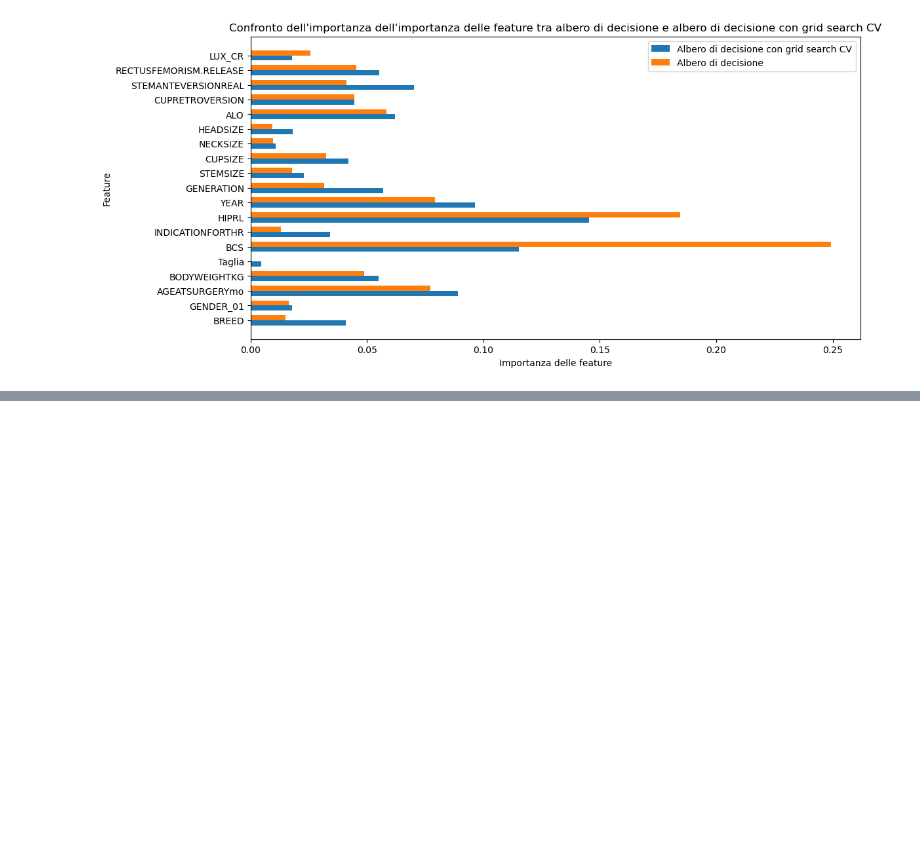
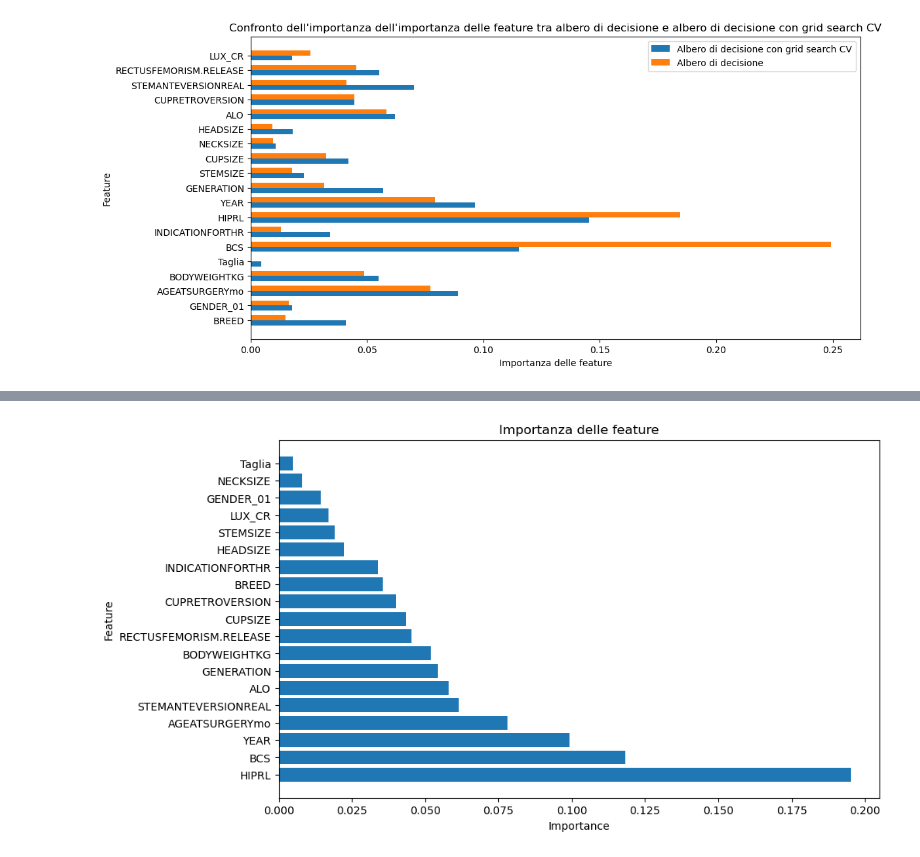
Before and after one commit to MatteoBisotti/Tirocinio, a Jupyter notebook: tirocinio/Model_random_forest/random_forest.ipynb, the cells around one changed output, grey strips where cells are left out. Drawn from its saved outputs; the diff is of its cells as text; code cells hidden in the pictures; blank space fills up the shorter version.

```diff
--- a/tirocinio/Model_random_forest/random_forest.ipynb
+++ b/tirocinio/Model_random_forest/random_forest.ipynb
@@ -159,0 +305,4 @@ models.feature_importance_conf(importance, importance_grid, feature_cols=feature
+# %%
+grid_final.graph_feature_importance(feature_name=feature_cols)
+# %% [output]
+[figure, added]
```
Also changed, not shown: parts of 11 cells of this notebook, 2 other files.
